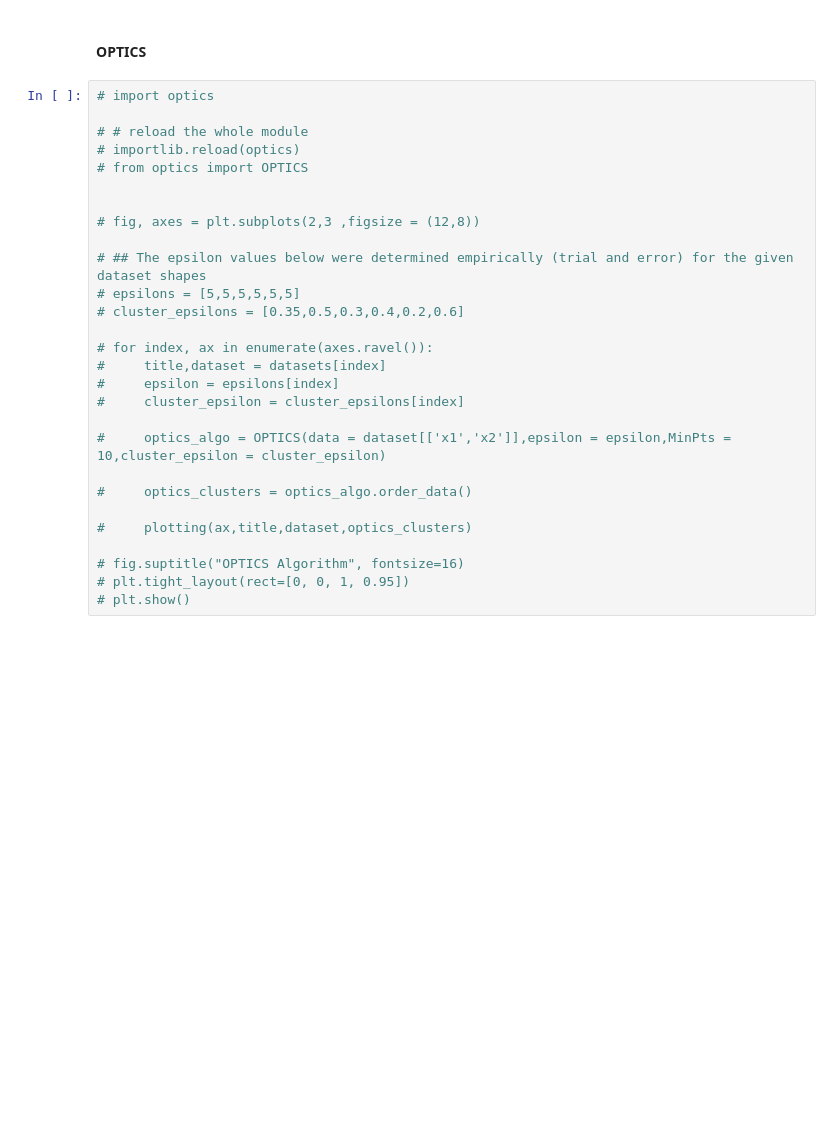
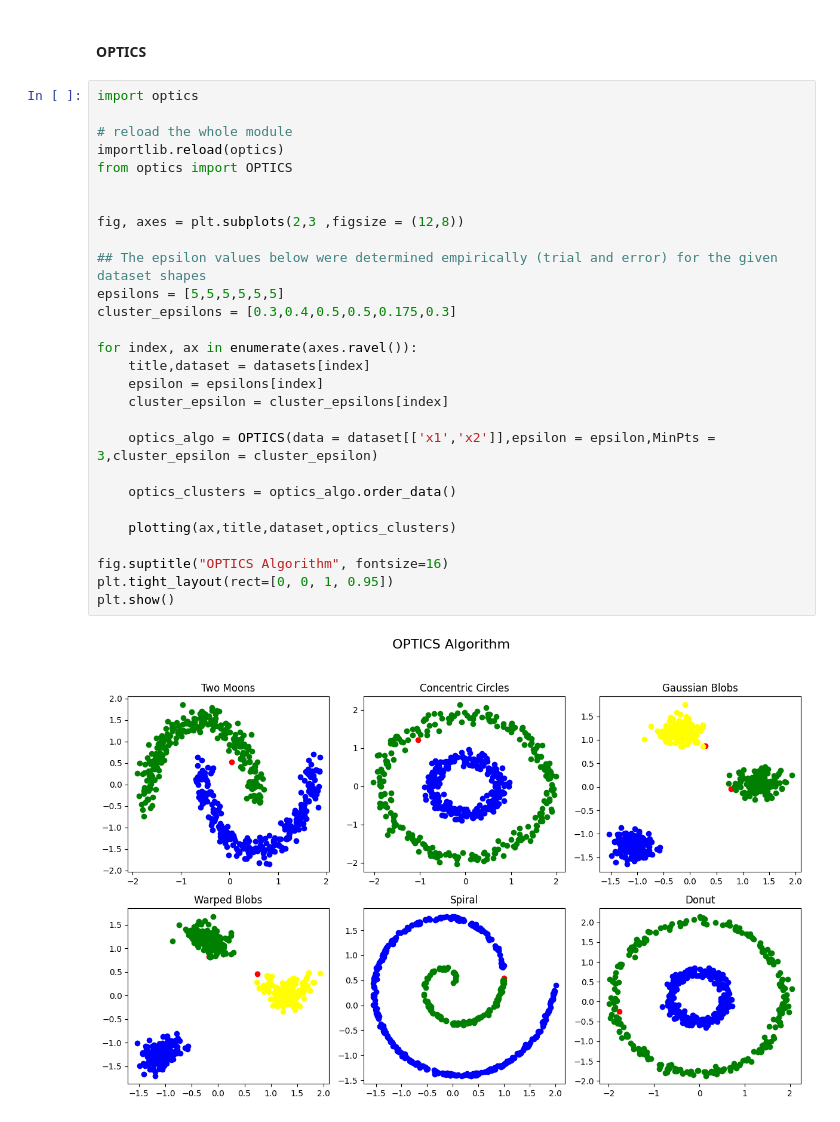
Before and after one commit to modelverseml/ml_clustering, a Jupyter notebook: ml_custering.ipynb, the cells around one changed output. Drawn from its saved outputs; the diff is of its cells as text; blank space fills up the shorter version.

```diff
--- a/ml_custering.ipynb
+++ b/ml_custering.ipynb
@@ -245,30 +245,32 @@ plt.show()
 # %% [markdown]
 #### OPTICS
 # %%
-# import optics
+import optics
 
-# # reload the whole module
-# importlib.reload(optics)
-# from optics import OPTICS
+# reload the whole module
+importlib.reload(optics)
+from optics import OPTICS
 
 
-# fig, axes = plt.subplots(2,3 ,figsize = (12,8))
+fig, axes = plt.subplots(2,3 ,figsize = (12,8))
 
-# ## The epsilon values below were determined empirically (trial and error) for the given dataset shapes
-# epsilons = [5,5,5,5,5,5]
-# cluster_epsilons = [0.35,0.5,0.3,0.4,0.2,0.6]
+## The epsilon values below were determined empirically (trial and error) for the given dataset shapes
+epsilons = [5,5,5,5,5,5]
+cluster_epsilons = [0.3,0.4,0.5,0.5,0.175,0.3]
 
-# for index, ax in enumerate(axes.ravel()):
-#     title,dataset = datasets[index]
-#     epsilon = epsilons[index]
-#     cluster_epsilon = cluster_epsilons[index]
+for index, ax in enumerate(axes.ravel()):
+    title,dataset = datasets[index]
+    epsilon = epsilons[index]
+    cluster_epsilon = cluster_epsilons[index]
 
-#     optics_algo = OPTICS(data = dataset[['x1','x2']],epsilon = epsilon,MinPts = 10,cluster_epsilon = cluster_epsilon)
+    optics_algo = OPTICS(data = dataset[['x1','x2']],epsilon = epsilon,MinPts = 3,cluster_epsilon = cluster_epsilon)
 
-#     optics_clusters = optics_algo.order_data()
+    optics_clusters = optics_algo.order_data()
 
-#     plotting(ax,title,dataset,optics_clusters)
+    plotting(ax,title,dataset,optics_clusters)
 
-# fig.suptitle("OPTICS Algorithm", fontsize=16)
-# plt.tight_layout(rect=[0, 0, 1, 0.95])
-# plt.show()
+fig.suptitle("OPTICS Algorithm", fontsize=16)
+plt.tight_layout(rect=[0, 0, 1, 0.95])
+plt.show()
+# %% [output]
+[figure, added]
```
Also changed, not shown: parts of 6 cells of this notebook, 1 other file.
